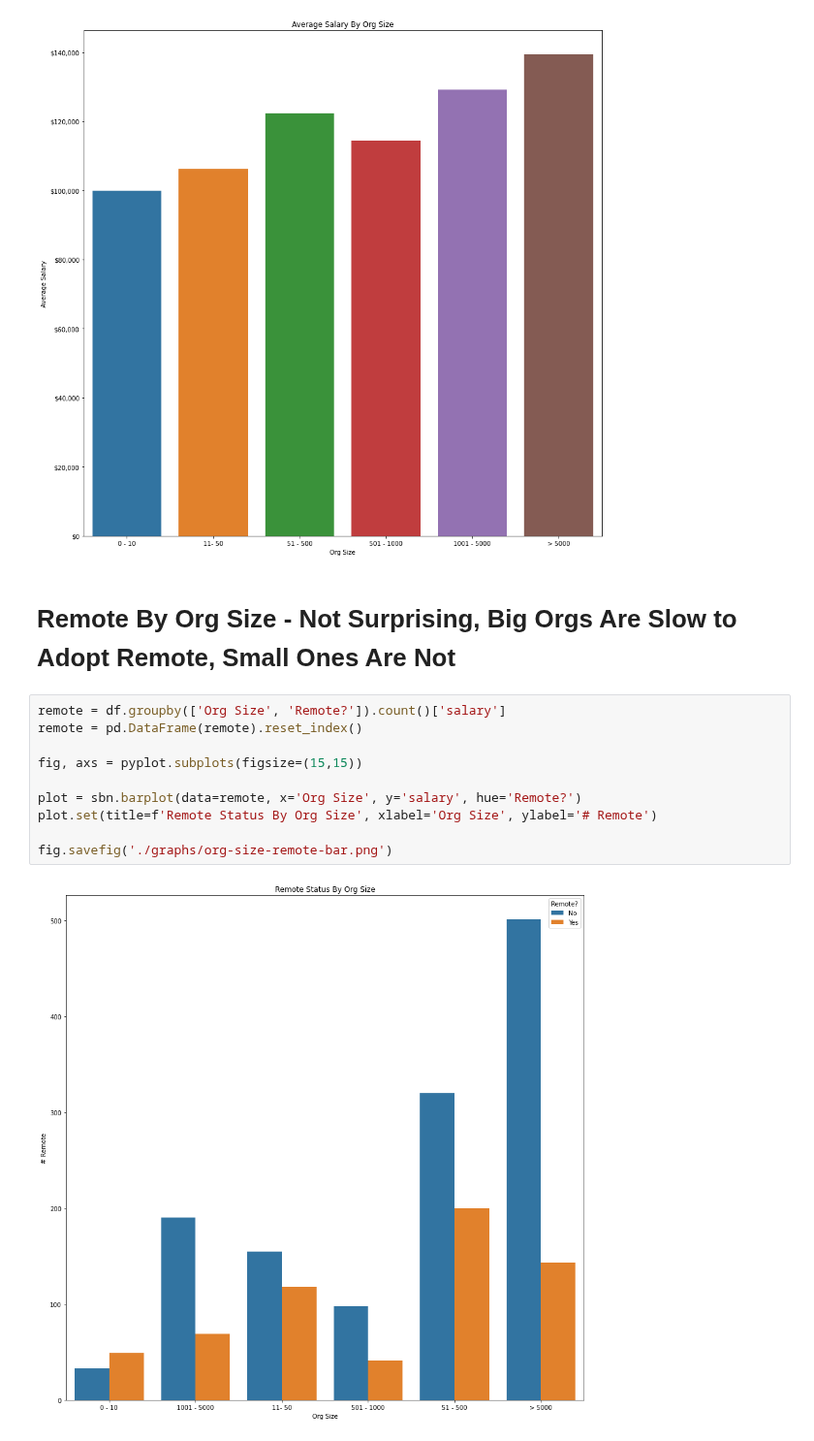
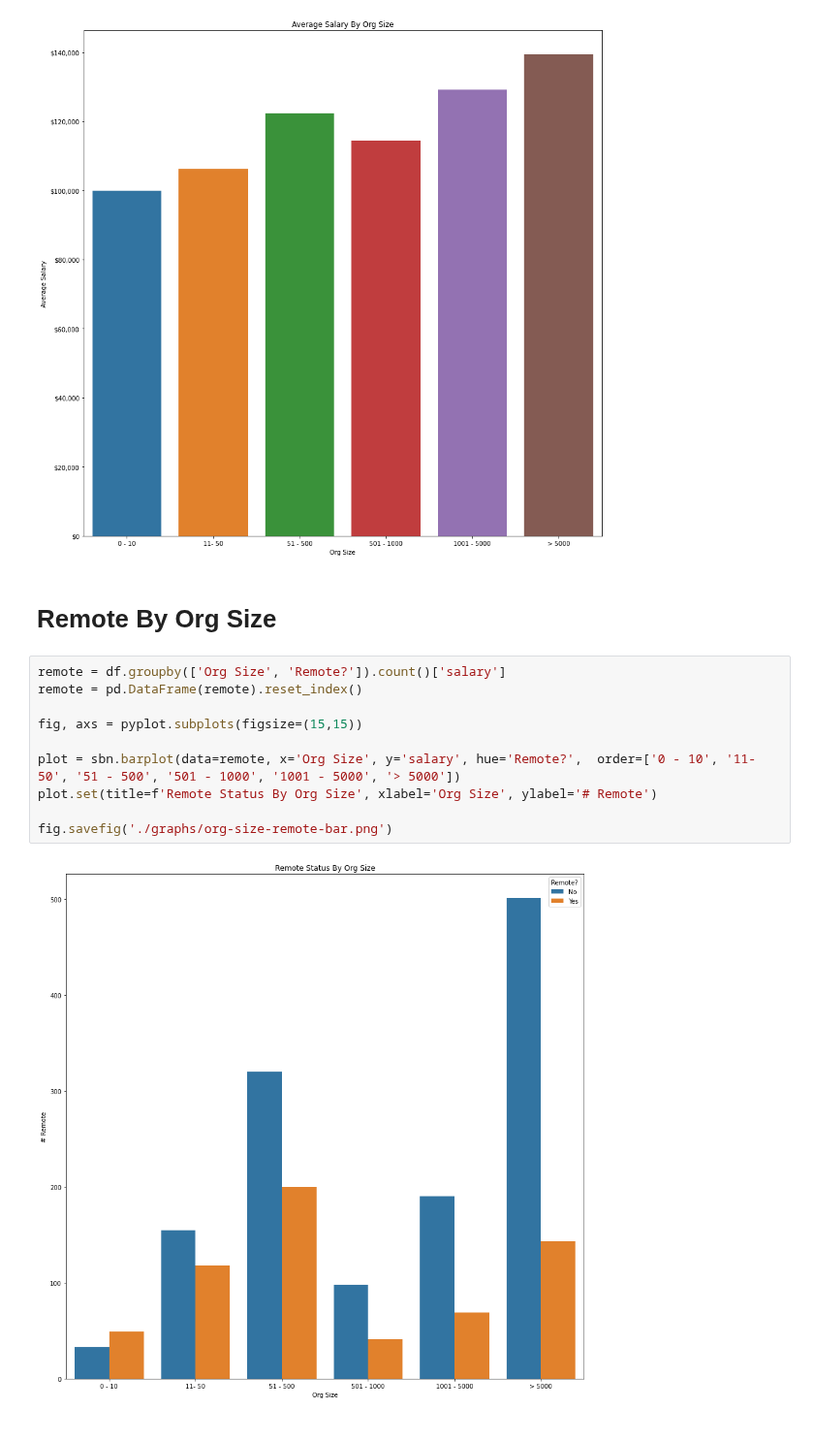
Before and after one commit to codybraun/salary-graphs, a Jupyter notebook: Salaries Viz.ipynb, the cells around one changed output. Shown at 97% size. Cells and saved outputs as stored; diff of their text form.

Commit message:
fix graph'

```diff
--- a/Salaries Viz.ipynb
+++ b/Salaries Viz.ipynb
@@ -97,17 +97,17 @@ axs.yaxis.set_major_formatter(tick)
 fig.savefig('./graphs/org-size-bar.png')
 # %% [output]
 [figure]
-# %% [markdown]
-# Remote By Org Size - Not Surprising, Big Orgs Are Slow to Adopt Remote, Small Ones Are Not
+# %% [markdown]
+# Remote By Org Size
 # %%
 remote = df.groupby(['Org Size', 'Remote?']).count()['salary']
 remote = pd.DataFrame(remote).reset_index()
 
 fig, axs = pyplot.subplots(figsize=(15,15))
 
-plot = sbn.barplot(data=remote, x='Org Size', y='salary', hue='Remote?')
+plot = sbn.barplot(data=remote, x='Org Size', y='salary', hue='Remote?',  order=['0 - 10', '11- 50', '51 - 500', '501 - 1000', '1001 - 5000', '> 5000'])
 plot.set(title=f'Remote Status By Org Size', xlabel='Org Size', ylabel='# Remote')
 
 fig.savefig('./graphs/org-size-remote-bar.png')
 # %% [output]
-[figure, old version]
+[figure, new version]
```
Also changed, not shown: 1 other file.
